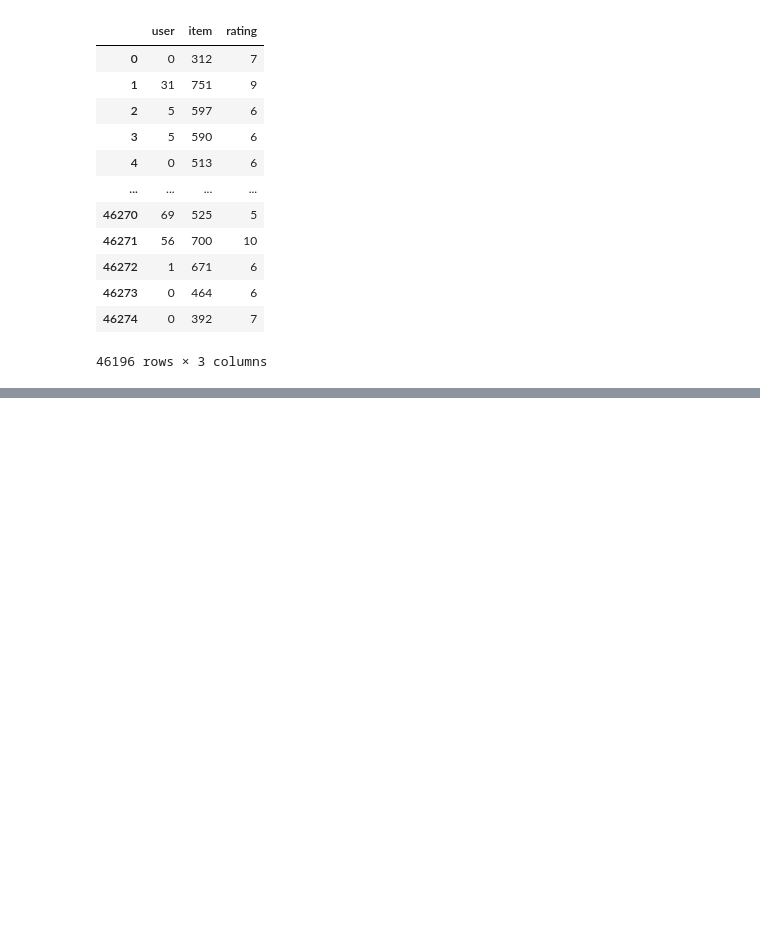
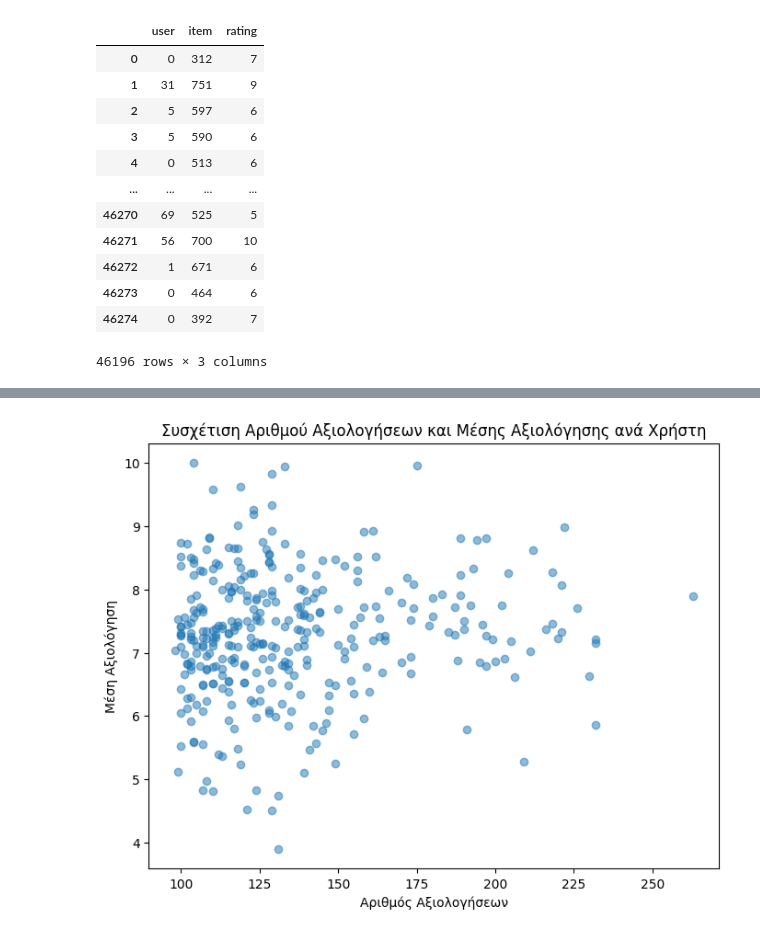
Before and after one commit to StavrosTZI/GenRec, a Jupyter notebook: data_clean.ipynb, the cells around one changed output, grey strips where cells are left out. Saved outputs shown, nothing was run; the diff lists cells and outputs as text; code cells hidden in the pictures; blank space fills up the shorter version.

```diff
--- a/data_clean.ipynb
+++ b/data_clean.ipynb
@@ -218,0 +268,11 @@ else:
+# %%
+# Υποθέτουμε ότι έχουμε έναν πίνακα με μέσο όρο αξιολογήσεων ανά χρήστη
+user_stats = final_df.groupby("user")["rating"].agg(["mean", "count"]).reset_index()
+plt.figure(figsize=(8, 6))
+plt.scatter(user_stats["count"], user_stats["mean"], alpha=0.5)
+plt.xlabel("Αριθμός Αξιολογήσεων")
+plt.ylabel("Μέση Αξιολόγηση")
+plt.title("Συσχέτιση Αριθμού Αξιολογήσεων και Μέσης Αξιολόγησης ανά Χρήστη")
+plt.show()
+# %% [output]
+[figure, added]
```
Also changed, not shown: parts of 9 cells of this notebook.
